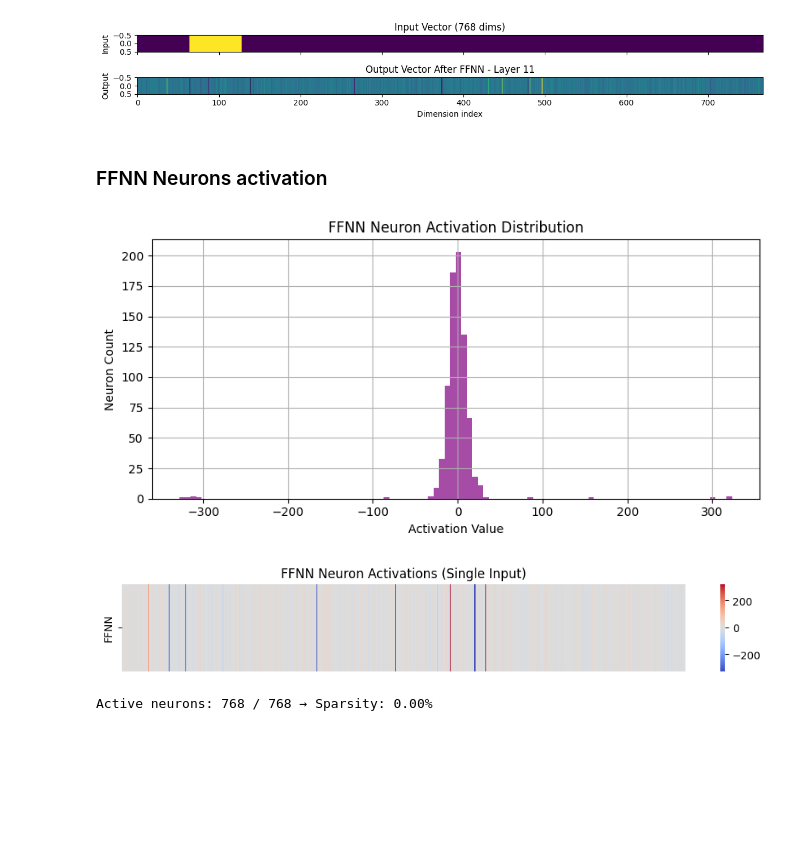
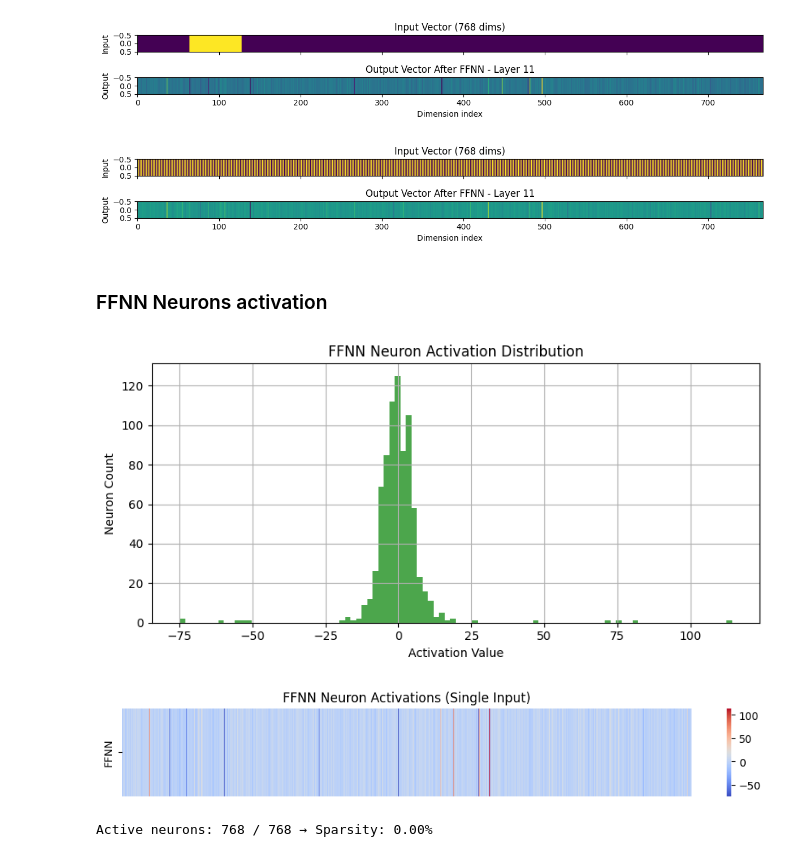
Before and after one commit to AlessandroMiotto/transformers, a Jupyter notebook: neur_net.ipynb, the cells around one changed output. Cells and saved outputs as stored; diff of their text form; code cells hidden in the pictures; blank space fills up the shorter version.

```diff
--- a/neur_net.ipynb
+++ b/neur_net.ipynb
@@ -300,7 +308,7 @@ block = model.h[layer_idx]
 
 # 2. Input vector (structured or random)
 x = torch.zeros(768)
-x[64:128] = 1.0
+x[64:128] = 0.0001
 x = x.unsqueeze(0)  # shape: [1, 768]
 x_input = x
 
@@ -336,7 +344,7 @@ axes[1].imshow(custom_np[np.newaxis, :], cmap='viridis', aspect='auto')
 axes[1].set_title("Custom Reconstructed FFNN Output")
 
 # Difference
-axes[2].imshow(diff[np.newaxis, :], cmap='seismic', aspect='auto', vmin=-1, vmax=1)
+axes[2].imshow(diff[np.newaxis, :], cmap='viridis', aspect='auto', vmin=-1, vmax=1)
 axes[2].set_title("Difference: Custom − GPT-2")
 axes[2].set_xlabel("Hidden dimension (0–767)")
 
@@ -345,4 +353,8 @@ for ax in axes:
 
 plt.tight_layout()
 plt.show()
+
+print("difference:", max(diff), min(diff), "\n")
+print("gpt2 original:", max(gpt2_np),  min(gpt2_np), "\n")
+print("custom without the biases:", max(custom_np),  min(custom_np), "\n")
 # %% [output]
@@ -552,6 +573,42 @@ for id in range(12):
 [figure]
 [figure]
 [figure]
+# %%
+ # Choose transformer block
+block = model.h[id]
+
+# Create structured input (second attention head activated)
+x = torch.ones(768)
+for i in range(768):
+    if(i%2==0):
+        x[i] = 0.0
+x = x.unsqueeze(0)  # [1, 768]
+
+# Get output from FFNN
+with torch.no_grad():
+    output = block.mlp(x)
+
+# Remove batch dimension
+x_np = x.squeeze(0).numpy()
+out_np = output.squeeze(0).numpy()
+
+# Plotting
+fig, ax = plt.subplots(2, 1, figsize=(12, 2), sharex=True)
+
+# Input heatmap
+ax[0].imshow(x_np[np.newaxis, :], cmap='viridis', aspect='auto')
+ax[0].set_title("Input Vector (768 dims)")
+ax[0].set_ylabel("Input")
+
+# Output heatmap
+ax[1].imshow(out_np[np.newaxis, :], cmap='viridis', aspect='auto')
+ax[1].set_title(f"Output Vector After FFNN - Layer {id}")
+ax[1].set_ylabel("Output")
+ax[1].set_xlabel("Dimension index")
+plt.tight_layout()
+plt.show()
+# %% [output]
+[figure, added]
 # %% [markdown]
 ### FFNN Neurons activation
 # %%
@@ -567,35 +624,36 @@ block = model.h[layer_idx]
 x = torch.zeros(768)
 x[64:128] = 1.0
 x = x.unsqueeze(0)
 
 # FFNN pass
 with torch.no_grad():
-    x_ln = block.ln_2(x)
+    #x_ln = block.ln_2(x)
+    x_ln = x
     ffnn_out = block.mlp(x_ln)
 
 # Convert to numpy
 ffnn_out_np = ffnn_out.squeeze().cpu().numpy()
 
 # === Activation Histogram ===
 plt.figure(figsize=(8, 4))
-plt.hist(ffnn_out_np, bins=100, color="purple", alpha=0.7)
+plt.hist(ffnn_out_np, bins=100, color="green", alpha=0.7)
 plt.title("FFNN Neuron Activation Distribution")
 plt.xlabel("Activation Value")
 plt.ylabel("Neuron Count")
 plt.grid(True)
 plt.tight_layout()
 plt.show()
 
 # === Activation Heatmap ===
 plt.figure(figsize=(12, 1.5))
 sns.heatmap(ffnn_out_np.reshape(1, -1), cmap="coolwarm", cbar=True, xticklabels=False, yticklabels=["FFNN"])
 plt.title("FFNN Neuron Activations (Single Input)")
 plt.show()
 
 # === Sparsity Metric ===
 num_nonzero = np.sum(np.abs(ffnn_out_np) > 1e-3)
 print(f"Active neurons: {num_nonzero} / {len(ffnn_out_np)} → Sparsity: {1 - num_nonzero / len(ffnn_out_np):.2%}")
 # %% [output]
-[figure, old version]
+[figure, new version]
-[figure, old version]
+[figure, new version]
 Active neurons: 768 / 768 → Sparsity: 0.00%
```
Also changed, not shown: parts of 12 cells of this notebook.
